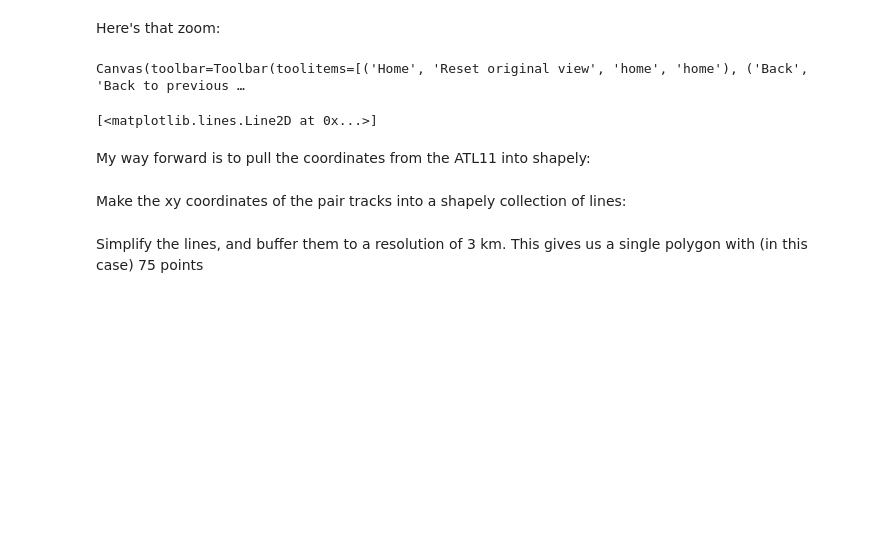
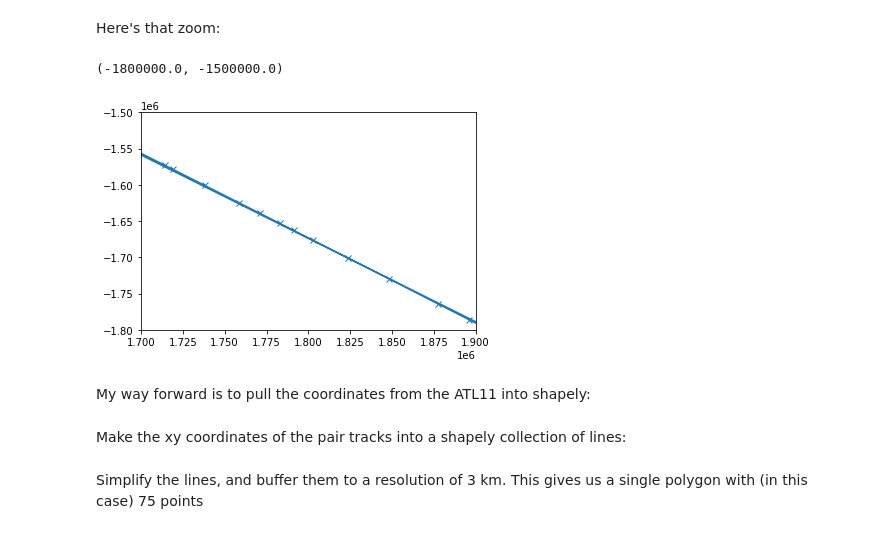
Before and after one commit to suzanne64/ATL11, a Jupyter notebook: notebooks/view_iso_polys.ipynb, the cells around one changed output. Saved outputs shown, nothing was run; the diff lists cells and outputs as text; code cells hidden in the pictures; blank space fills up the shorter version.

```diff
--- a/notebooks/view_iso_polys.ipynb
+++ b/notebooks/view_iso_polys.ipynb
@@ -53,9 +53,11 @@ Canvas(toolbar=Toolbar(toolitems=[('Home', 'Reset original view', 'home', 'home'
 Here's that zoom:
 # %%
 plt.figure(); plt.plot(xy[0], xy[1],marker='x')
+plt.gca().set_xlim([1.7e6, 1.9e6])
+plt.gca().set_ylim([-1.8e6, -1.5e6])
 # %% [output]
-Canvas(toolbar=Toolbar(toolitems=[('Home', 'Reset original view', 'home', 'home'), ('Back', 'Back to previous …
+(-1800000.0, -1500000.0)
-[<matplotlib.lines.Line2D at 0x...>]
+[figure, added]
 # %% [markdown]
 My way forward is to pull the coordinates from the ATL11 into shapely:
 # %%
```
Also changed, not shown: parts of 5 cells of this notebook.
